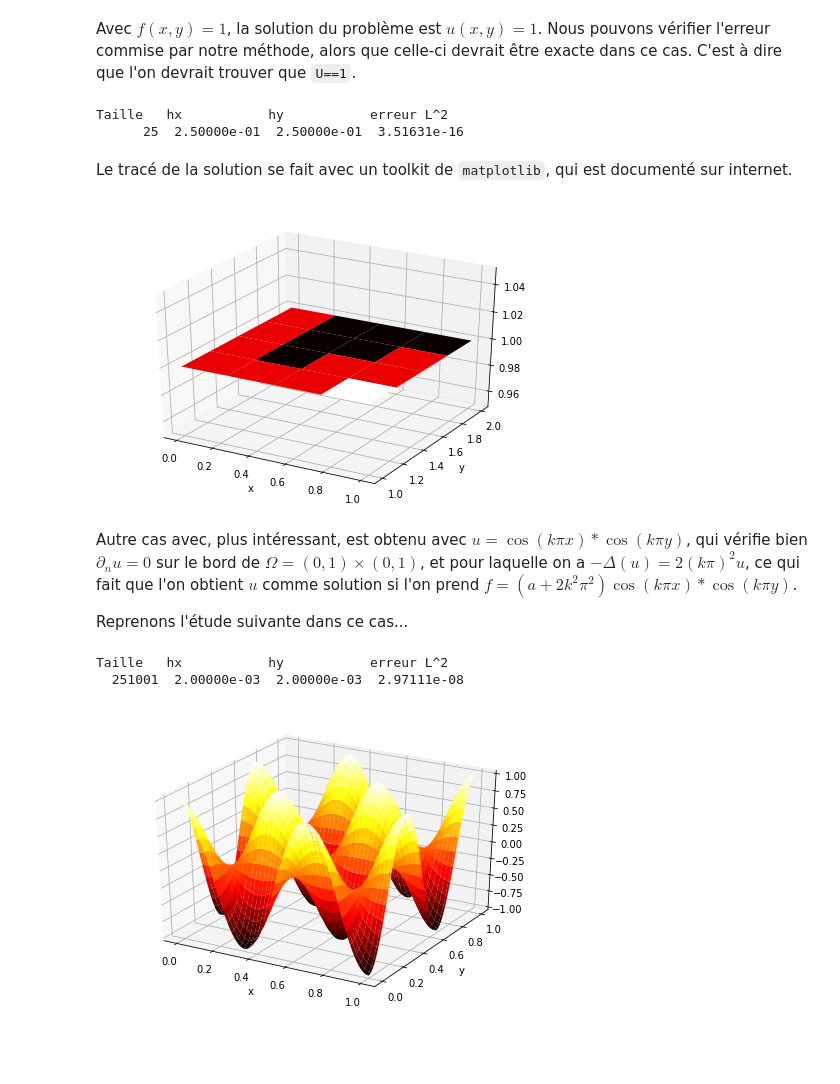
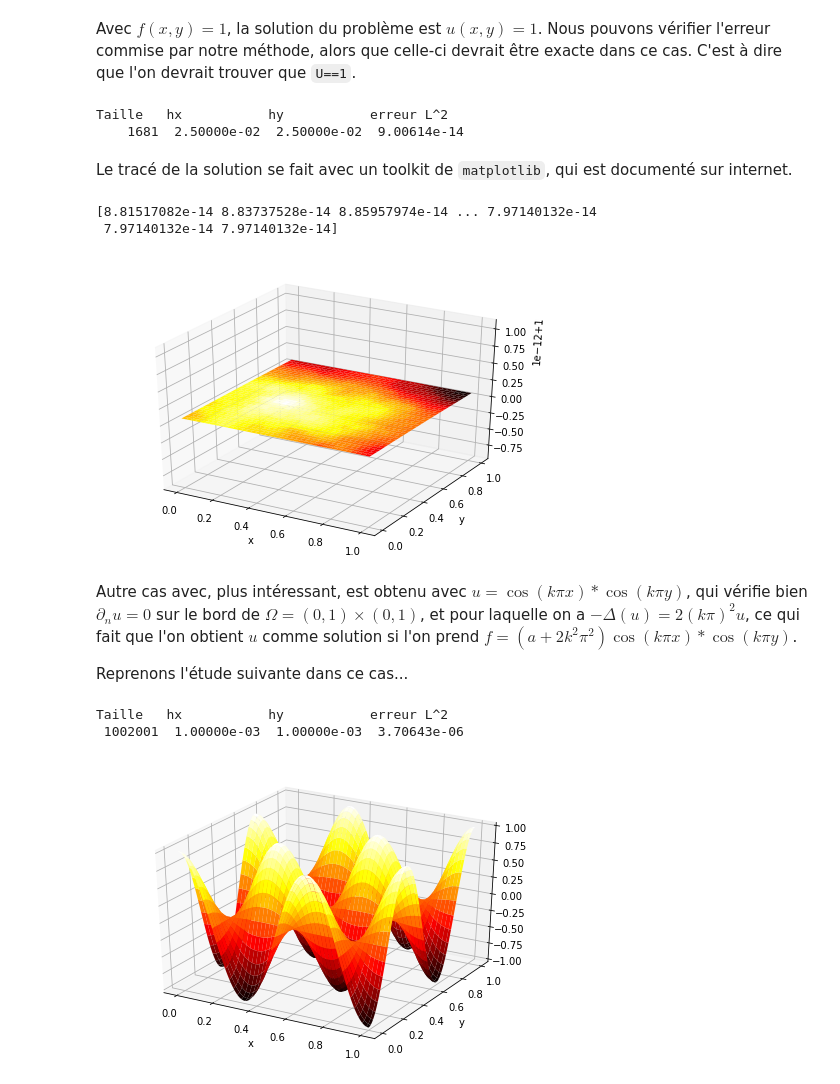
Before and after one commit to upici/upici-cm, a Jupyter notebook: exemples_python/intro_sparse.ipynb, the cells around one changed output. Saved outputs shown, nothing was run; the diff lists cells and outputs as text; code cells hidden in the pictures; blank space fills up the shorter version.

```diff
--- a/exemples_python/intro_sparse.ipynb
+++ b/exemples_python/intro_sparse.ipynb
@@ -105,8 +107,8 @@ Munis de cette fonction, nous pouvons simplement résoudre notre problème. Il n
 
 Définissons le domaine et sa discrétisation.
 # %%
-Omega = np.array([0.,1.,1.,2.])
-Nx,Ny = 4,4
+Omega = np.array([0.,1.,0.,1.])
+Nx,Ny = 40,40
 # %% [markdown]
 La fonction $f$ du second membre de l'équation, et le coefficient $a$.
 # %%
@@ -143,12 +145,17 @@ Avec $f(x,y) = 1$, la solution du problème est $u(x,y) = 1$. Nous pouvons véri
 V = np.ones((Nx+1)*(Ny+1)) # Solution exacte
 hx,hy = (Omega[1]-Omega[0])/Nx, (Omega[3]-Omega[2])/Ny
 print("{:8s} {:12s} {:12s} {:12s}".format("Taille", "hx", "hy", "erreur L^2"))
-print("{:8d} {:12.5e} {:12.5e} {:12.5e}".format((Nx+1)*(Ny+1), hx,hy, hx*hy*np.linalg.norm(V-U)))
+print("{:8d} {:12.5e} {:12.5e} {:12.5e}".format((Nx+1)*(Ny+1), hx,hy, np.sqrt(hx*hy)*np.linalg.norm(V-U)))
 # %% [output]
 Taille   hx           hy           erreur L^2
-      25  2.50000e-01  2.50000e-01  3.51631e-16
+    1681  2.50000e-02  2.50000e-02  9.00614e-14
 # %% [markdown]
 Le tracé de la solution se fait avec un toolkit de `matplotlib`, qui est documenté sur internet.
+# %%
+print(U-1)
+# %% [output]
+[8.81517082e-14 8.83737528e-14 8.85957974e-14 ... 7.97140132e-14
+ 7.97140132e-14 7.97140132e-14]
 # %%
 from mpl_toolkits.mplot3d import Axes3D
 fig = plt.figure()
@@ -161,14 +168,14 @@ plt.ylabel("y")
 
 plt.show()
 # %% [output]
-[figure, old version]
+[figure, new version]
 # %% [markdown]
 Autre cas avec, plus intéressant, est obtenu avec $u = \cos(k\pi x)*\cos(k\pi y)$, qui vérifie bien $\partial_n u = 0$ sur le bord de $\Omega = (0,1)\times (0,1)$, et pour laquelle on a $-\Delta(u) = 2(k\pi)^2 u$, ce qui fait que l'on obtient $u$ comme solution si l'on prend $f = (a+2k^2\pi^2)\cos(k\pi x)*\cos(k\pi y)$.
 
 Reprenons l'étude suivante dans ce cas...
 # %%
 Omega = np.array([0.,1.,0.,1.])
-Nx,Ny = 500,500 # 501*501 inconnues > 250 000 !
+Nx,Ny = 1000,1000 # 501*501 inconnues > 250 000 !
 
 a = 0.1
 q = 3.
@@ -180,34 +187,34 @@ def u(x,y):
 x = np.linspace(Omega[0],Omega[1],Nx+1)
 y = np.linspace(Omega[2],Omega[3],Ny+1)
 F = np.zeros((Nx+1)*(Ny+1)) # second membre
 V = np.zeros((Nx+1)*(Ny+1)) # solution exacte
 for i in np.arange(Nx+1):
     for j in np.arange(Ny+1):
         k = i+j*(Nx+1)
         F[k] = f(x[i],y[j])
         V[k] = u(x[i],y[j])
 
-U = np.zeros((Nx+1)*(Ny+1))
+U = np.zeros((Nx+1)*(Ny+1)) # solution approchée
 A = matrix_neumann2D(Omega,Nx,Ny) + a*sparse.identity((Nx+1)*(Ny+1))
 
 U = spsolve(A,F)
 
 hx,hy = (Omega[1]-Omega[0])/Nx, (Omega[3]-Omega[2])/Ny
 print("{:8s} {:12s} {:12s} {:12s}".
       format("Taille", "hx", "hy", "erreur L^2"))
 print("{:8d} {:12.5e} {:12.5e} {:12.5e}".
-      format((Nx+1)*(Ny+1), hx,hy, hx*hy*np.linalg.norm(V-U)))
+      format((Nx+1)*(Ny+1), hx,hy, np.sqrt(hx*hy)*np.linalg.norm(V-U)))
 
 fig = plt.figure()
 ax = Axes3D(fig)
 
 X,Y = np.meshgrid(x,y)
 ax.plot_surface(X,Y, U.reshape((Nx+1,Ny+1)), cmap='hot')
 plt.xlabel("x")
 plt.ylabel("y")
 
 plt.show()
 # %% [output]
 Taille   hx           hy           erreur L^2
-  251001  2.00000e-03  2.00000e-03  2.97111e-08
+ 1002001  1.00000e-03  1.00000e-03  3.70643e-06
-[figure, old version]
+[figure, new version]
```
Also changed, not shown: parts of 2 cells of this notebook, 1 other file.
